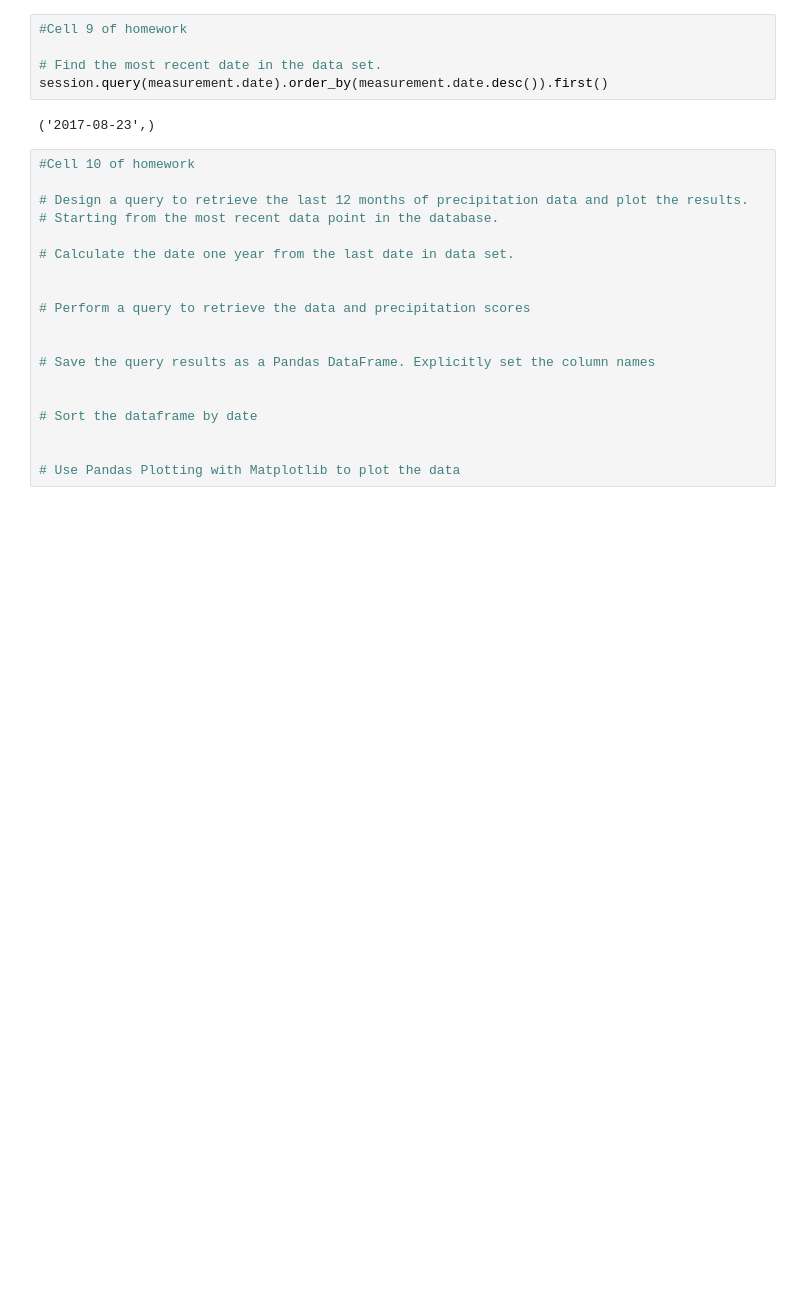
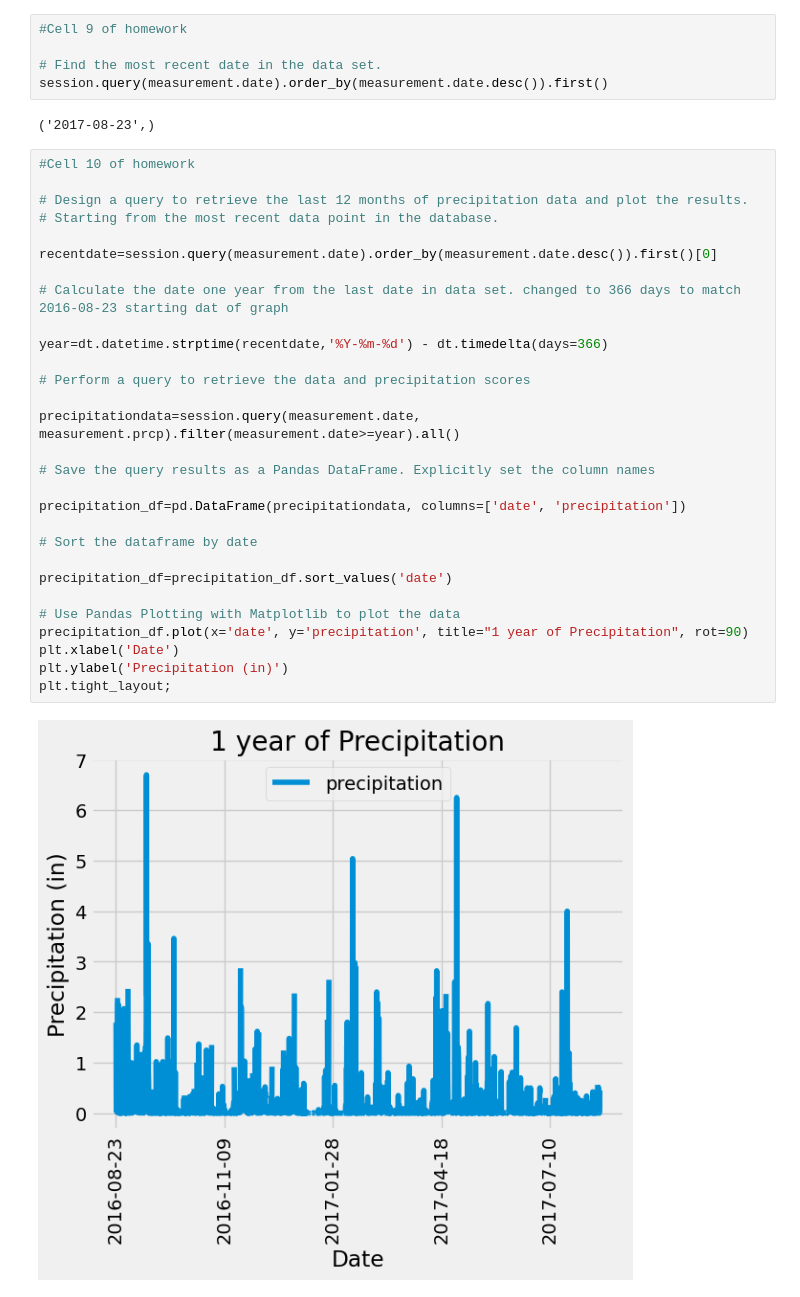
Before and after one commit to RamirezMaribel/sqlalchemy_challenge, a Jupyter notebook: surfsup/climate_starter_hw.ipynb, the cells around one changed output. Saved outputs shown, nothing was run; the diff lists cells and outputs as text; blank space fills up the shorter version.

```diff
--- a/surfsup/climate_starter_hw.ipynb
+++ b/surfsup/climate_starter_hw.ipynb
@@ -63,19 +64,31 @@ session.query(measurement.date).order_by(measurement.date.desc()).first()
 # %%
 #Cell 10 of homework
 
 # Design a query to retrieve the last 12 months of precipitation data and plot the results.
 # Starting from the most recent data point in the database.
 
-# Calculate the date one year from the last date in data set.
+recentdate=session.query(measurement.date).order_by(measurement.date.desc()).first()[0]
 
+# Calculate the date one year from the last date in data set. changed to 366 days to match 2016-08-23 starting dat of graph
+
+year=dt.datetime.strptime(recentdate,'%Y-%m-%d') - dt.timedelta(days=366)
 
 # Perform a query to retrieve the data and precipitation scores
 
+precipitationdata=session.query(measurement.date, measurement.prcp).filter(measurement.date>=year).all()
 
 # Save the query results as a Pandas DataFrame. Explicitly set the column names
 
+precipitation_df=pd.DataFrame(precipitationdata, columns=['date', 'precipitation'])
 
 # Sort the dataframe by date
 
+precipitation_df=precipitation_df.sort_values('date')
 
 # Use Pandas Plotting with Matplotlib to plot the data
+precipitation_df.plot(x='date', y='precipitation', title="1 year of Precipitation", rot=90)
+plt.xlabel('Date')
+plt.ylabel('Precipitation (in)')
+plt.tight_layout;
+# %% [output]
+[figure, added]
```
Also changed, not shown: parts of 10 cells of this notebook, 1 other file.
